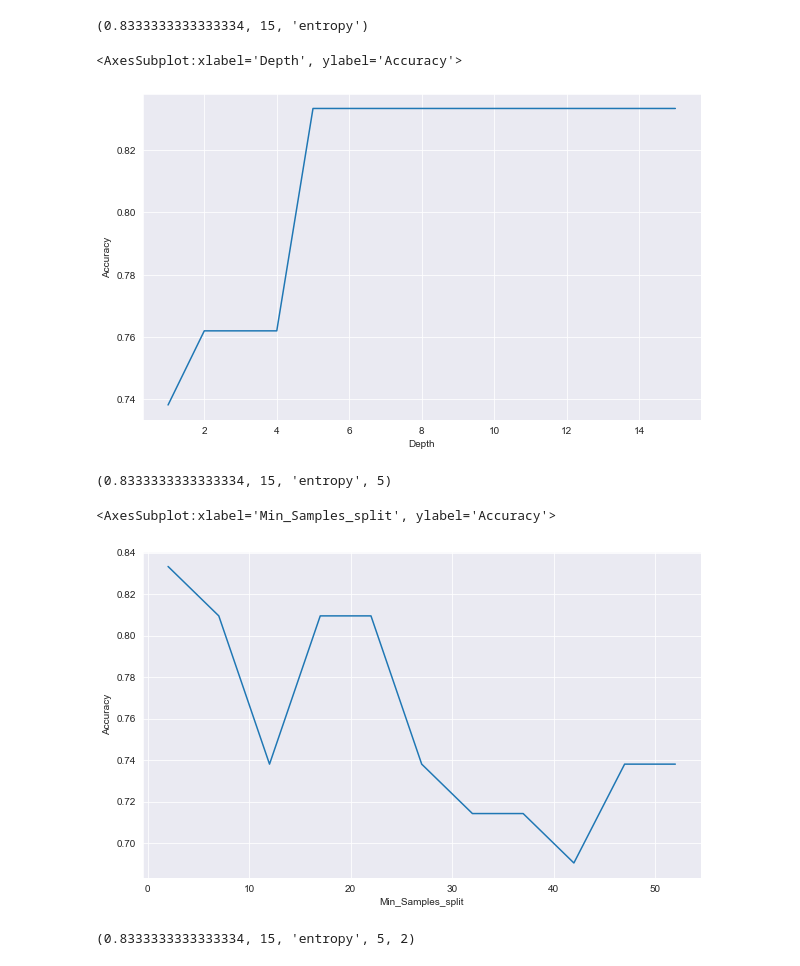
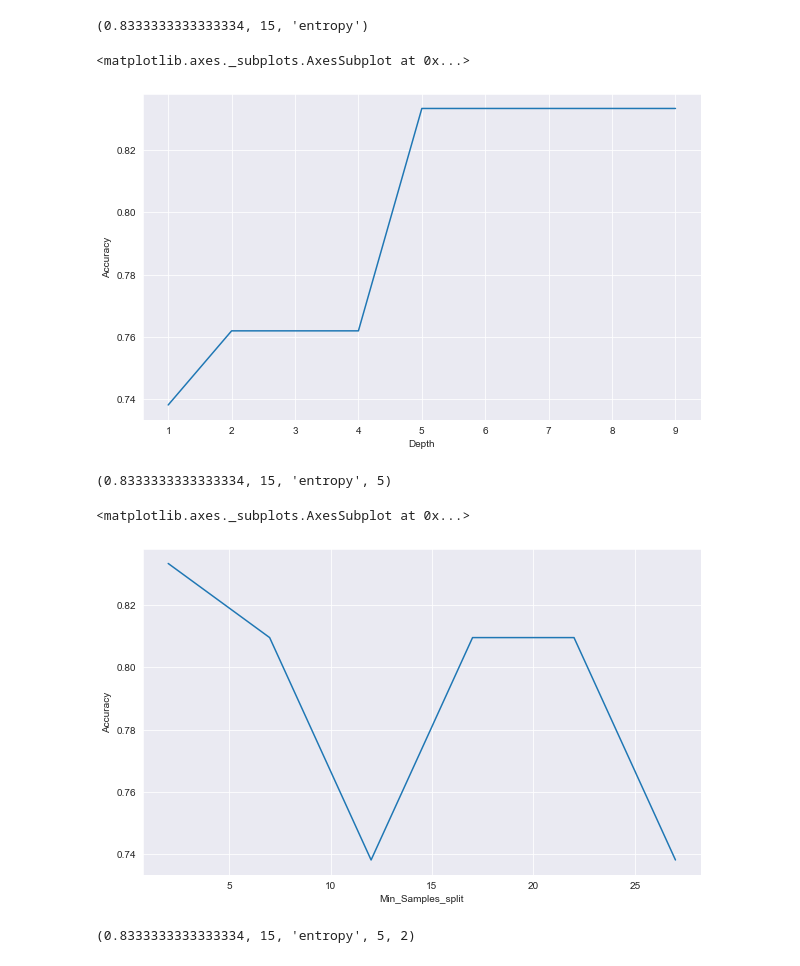
Before and after one commit to andapka/Rolling-Scopes-course, a Jupyter notebook: 6_Trees/trees_shchahlou.ipynb, the cells around one changed output. Cells and saved outputs as stored; diff of their text form; code cells hidden in the pictures.

```diff
--- a/6_Trees/trees_shchahlou.ipynb
+++ b/6_Trees/trees_shchahlou.ipynb
@@ -466,7 +466,7 @@ from sklearn.metrics import mean_squared_error
 import seaborn as sns
 sns.set_style('darkgrid')
 # %%
-tree_numbers = [*range(5, 170, 5)]
+tree_numbers = [*range(5, 100, 10)]
 # %%
 accuracy_results = []
 for tree_number in tree_numbers:
@@ -512,7 +512,7 @@ np.max(accuracy_results), best_number, best_criterion
 # %% [output]
 (0.8333333333333334, 15, 'entropy')
 # %%
-depth = [*range(1, 16)]
+depth = [*range(1, 10)]
 accuracy_results = []
 # %%
 clf = RandomForestClassifier(n_estimators=best_number, criterion=best_criterion, random_state=42)
@@ -525,31 +525,31 @@ plt.figure(figsize=(10,6))
 accuracy_df = pd.DataFrame({'Depth': depth, 'Accuracy': accuracy_results})
 sns.lineplot(data=accuracy_df, x="Depth", y="Accuracy")
 # %% [output]
-<AxesSubplot:xlabel='Depth', ylabel='Accuracy'>
+<matplotlib.axes._subplots.AxesSubplot at 0x...>
-[figure, old version]
+[figure, new version]
 # %%
 best_depth = depth[np.argmax(accuracy_results)]
 np.max(accuracy_results), best_number, best_criterion, best_depth
 # %% [output]
 (0.8333333333333334, 15, 'entropy', 5)
 # %%
-samples_split = [*range(2, 55, 5)]
+samples_split = [*range(2, 30, 5)]
 accuracy_results = []
 clf = RandomForestClassifier(n_estimators=best_number,
                              criterion=best_criterion,
                              max_depth = best_depth,
                              random_state=42)
 for element in samples_split:
     clf.set_params(min_samples_split=element)
     clf.fit(X_train, y_train)
     y_pred = clf.predict(X_test)
     accuracy_results.append(accuracy_score(y_test, y_pred))
 plt.figure(figsize=(10,6))
 accuracy_df = pd.DataFrame({'Min_Samples_split': samples_split, 'Accuracy': accuracy_results})
 sns.lineplot(data=accuracy_df, x="Min_Samples_split", y="Accuracy")
 # %% [output]
-<AxesSubplot:xlabel='Min_Samples_split', ylabel='Accuracy'>
+<matplotlib.axes._subplots.AxesSubplot at 0x...>
-[figure, old version]
+[figure, new version]
 # %%
 best_min_samples_split = samples_split[np.argmax(accuracy_results)]
 np.max(accuracy_results), best_number, best_criterion, best_depth, best_min_samples_split
```
Also changed, not shown: parts of 27 cells of this notebook.
